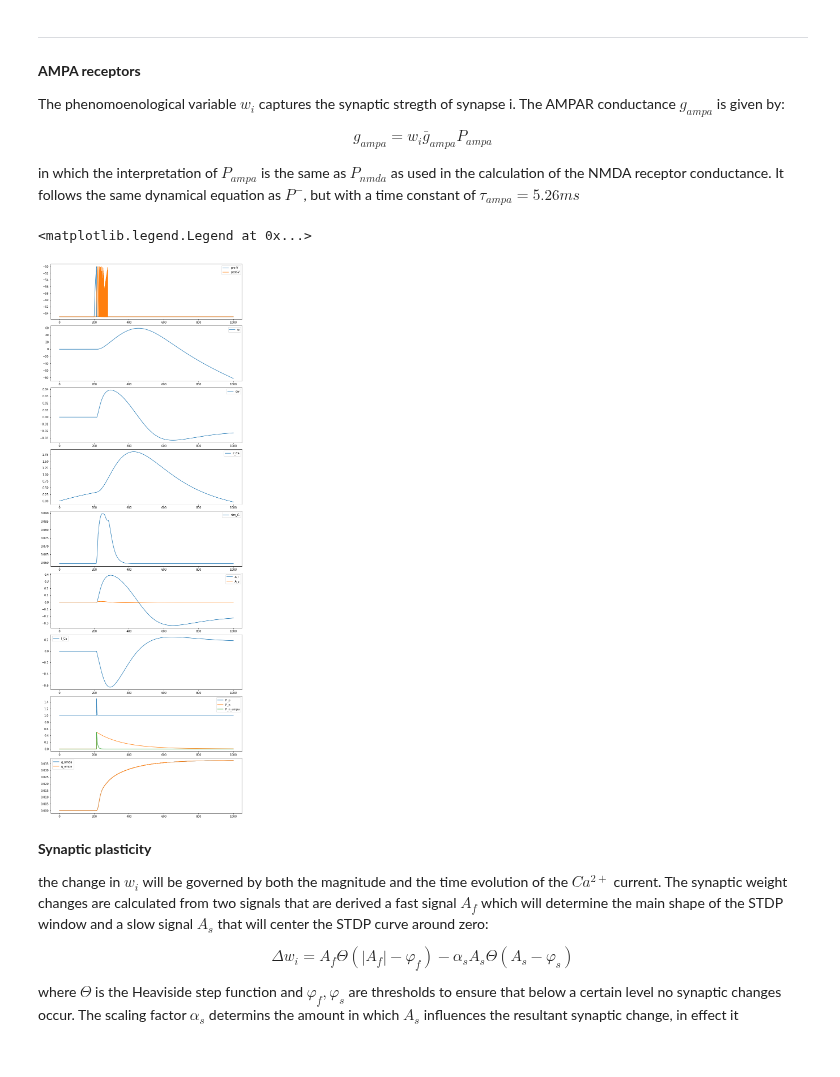
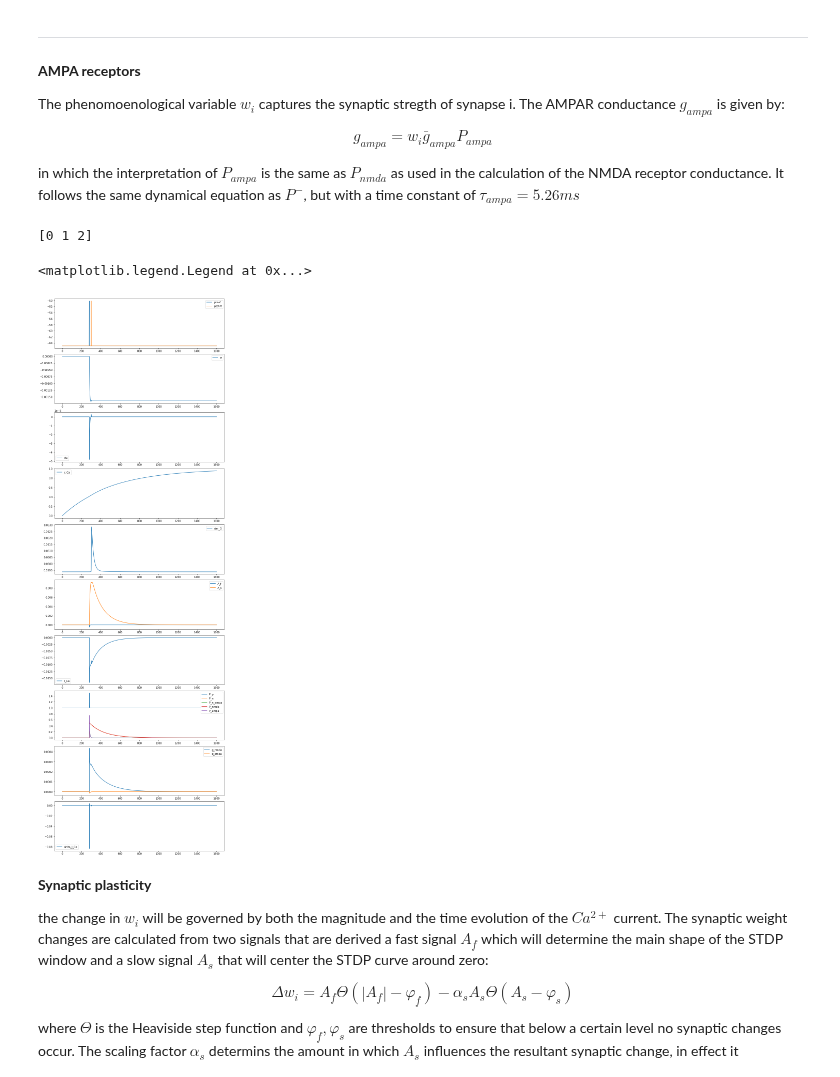
Before and after one commit to AohuaCheng/Neuro-and-Complexity-Science, a Jupyter notebook: Coding/STDP/STDP.ipynb, the cells around one changed output. Drawn from its saved outputs; the diff is of its cells as text; code cells hidden in the pictures.

```diff
--- a/Coding/STDP/STDP.ipynb
+++ b/Coding/STDP/STDP.ipynb
@@ -220,37 +220,28 @@ in which the interpretation of $P_{ampa}$ is the same as $P_{nmda}$ as used in t
 class Synapse(bp.TwoEndConn):
   target_backend = ['numpy', 'numba']
 
-  def Heaviside(A, phi):
-    if A > phi:
-      H = A - phi
-    elif A <= phi:
-      H = 0
-    return H
-
   @staticmethod
   @bp.odeint # (method='exponential_euler')
-  def integral(P_p, P_n, P_n_ampa, sim_G, c_Ca, I_Ca_h, w, A_f, A_s, g_nmda, g_ampa, t, V_lp, tau_G):
+  def integral(P_p, P_n, P_n_ampa, sim_G, c_Ca, w, A_f, A_s, t, I_Ca_h, V_lp, tau_G):
     dP_p = (1 - P_p) / tau_p
     dP_n = (0 - P_n) / tau_n
     dP_n_ampa = (0 - P_n_ampa) / tau_ampa
     G = 1 / ( 1 + Mg2/3.56 * np.exp(-V_lp/16.12) )
     dsim_G = (-sim_G + G) / tau_G
+    dc_Ca = ( (1 - c_Ca) - alpha *I_Ca_h ) / tau_Ca
     P_nmda = P_p * P_n
-    P_ampa = P_p * P_n_ampa
     g_nmda = bar_g_nmda * P_nmda * sim_G
-    g_ampa = w * bar_g_ampa * P_ampa
-    dc_Ca = ( (1 - c_Ca) - alpha *I_Ca_h ) / tau_Ca
     I_Ca = (1 - c_Ca) * g_nmda * (V_lp - E_nmda)
 
-    H1 = np.heaviside(np.abs(A_f)-phi_f, np.abs(A_f)-phi_f)
-    H2 = np.heaviside(A_s-phi_s, A_s-phi_s)
+    H1 = np.heaviside(np.abs(A_f)-phi_f, 0)
+    H2 = np.heaviside(A_s-phi_s, 0)
 
     delta_I_Ca = (I_Ca - I_Ca_h) / dt
     dw = A_f*H1 - alpha_s*A_s*H2
     dA_f = (-A_f + alpha_Af*(1-A_f)*delta_I_Ca) / tau_f
     dA_s = (-A_s - (1 - A_s)*I_Ca) / tau_s
 
-    return dP_p, dP_n, dP_n_ampa, dsim_G, dc_Ca, I_Ca, dw, dA_f, dA_s, g_nmda, g_ampa
+    return dP_p, dP_n, dP_n_ampa, dsim_G, dc_Ca, dw, dA_f, dA_s
 
   def __init__(self, pre, post, conn, tau_G=20., **kwargs):
     super(Synapse, self).__init__(pre=pre, post=post, **kwargs)
@@ -279,9 +270,14 @@ class Synapse(bp.TwoEndConn):
     for i in range(self.size):
       pre_id, post_id = self.pre_ids[i], self.post_ids[i]
       # update
-      P_p, P_n, P_n_ampa, self.sim_G[i], self.c_Ca[i], self.I_Ca[i], self.w[i], self.A_f[i], self.A_s[i], self.g_nmda[i], self.g_ampa[i] = self.integral(self.P_p[i],
-      self.P_n[i], self.P_n_ampa[i], self.sim_G[i], self.c_Ca[i], self.I_Ca[i], self.w[i],
-      self.A_f[i], self.A_s[i], self.g_ampa[i], self.g_nmda[i], _t, self.post.V_lp[post_id], self.tau_G)
+      P_p, P_n, P_n_ampa, self.sim_G[i], self.c_Ca[i], self.w[i], self.A_f[i], self.A_s[i] = self.integral(self.P_p[i],
+      self.P_n[i], self.P_n_ampa[i], self.sim_G[i], self.c_Ca[i], self.w[i],
+      self.A_f[i], self.A_s[i], _t, self.I_Ca[i], self.post.V_lp[post_id], self.tau_G)
+      P_nmda = P_p * P_n
+      P_ampa = P_p * P_n_ampa
+      self.g_nmda[i] = bar_g_nmda * P_nmda * self.sim_G[i]
+      self.g_ampa[i] = self.w[i] * bar_g_ampa * P_ampa
+      self.I_Ca[i] = (1 - self.c_Ca[i]) * self.g_nmda[i] * (self.post.V_lp[post_id] - E_nmda)
       if self.pre.spike[pre_id]:
         P_p += alpha_p * self.P_p[i]
         P_n += alpha_n * (1 - self.P_n[i])
@@ -291,6 +287,6 @@ class Synapse(bp.TwoEndConn):
       self.P_n_ampa[i] = P_n_ampa
 
       # output
-      self.post.g_nmda[post_id] += self.g_nmda[i]
-      self.post.g_ampa[post_id] += self.g_ampa[i]
+      self.post.g_nmda[post_id] = self.g_nmda[i]
+      self.post.g_ampa[post_id] = self.g_ampa[i]
 # %%
@@ -309,6 +306,12 @@ neu2 = LIF(1, monitors=['V'])
 syn1 = Synapse(pre=neu1, post=neu2, conn=bp.connect.All2All(), monitors=['w','c_Ca','I_Ca','g_nmda','g_ampa','P_p','P_n','P_n_ampa','sim_G','A_f','A_s'])
 net1 = bp.Network(neu1, syn1, neu2)
 net1.run(t_duration, inputs=[(neu1, 'input', pre_I), (neu2, 'input', post_I)])
+# %%
+a = np.array([0, 1, 2])
+b = np.array([1, 1, 1])
+print(a*b)
+# %% [output]
+[0 1 2]
 # %%
 fig, gs = bp.visualize.get_figure(10, 1, 3, 10)
 fig.add_subplot(gs[0, 0])
@@ -318,34 +321,39 @@ plt.legend()
 fig.add_subplot(gs[1, 0])
 plt.plot(syn1.mon.ts, syn1.mon.w[:, 0], label='w')
 plt.legend()
 fig.add_subplot(gs[2, 0])
 plt.plot(syn1.mon.ts, np.gradient(syn1.mon.w[:, 0]), label='dw')
 plt.legend()
 fig.add_subplot(gs[3, 0])
 plt.plot(syn1.mon.ts, syn1.mon.c_Ca[:, 0], label='c_Ca')
 plt.legend()
 fig.add_subplot(gs[4, 0])
 plt.plot(syn1.mon.ts, syn1.mon.sim_G[:, 0], label='sim_G')
 plt.legend()
 fig.add_subplot(gs[5, 0])
 plt.plot(syn1.mon.ts, syn1.mon.A_f[:, 0], label='A_f')
 plt.plot(syn1.mon.ts, syn1.mon.A_s[:, 0], label='A_s')
 plt.legend()
 fig.add_subplot(gs[6, 0])
 plt.plot(syn1.mon.ts, syn1.mon.I_Ca[:, 0], label='I_Ca')
 plt.legend()
 fig.add_subplot(gs[7, 0])
 plt.plot(syn1.mon.ts, syn1.mon.P_p[:, 0], label='P_p')
 plt.plot(syn1.mon.ts, syn1.mon.P_n[:, 0], label='P_n')
 plt.plot(syn1.mon.ts, syn1.mon.P_n_ampa[:, 0], label='P_n_ampa')
+plt.plot(syn1.mon.ts, syn1.mon.P_p[:, 0]*syn1.mon.P_n[:, 0], label='P_nmda')
+plt.plot(syn1.mon.ts, syn1.mon.P_p[:, 0]*syn1.mon.P_n_ampa[:, 0], label='P_ampa')
 plt.legend()
 fig.add_subplot(gs[8, 0])
 plt.plot(syn1.mon.ts, syn1.mon.g_nmda[:, 0], label='g_nmda')
 plt.plot(syn1.mon.ts, syn1.mon.g_ampa[:, 0], label='g_ampa')
 plt.legend()
+fig.add_subplot(gs[9, 0])
+plt.plot(syn1.mon.ts, np.gradient(syn1.mon.I_Ca[:, 0])/dt, label='delta_I_Ca')
+plt.legend()
 # %% [output]
 <matplotlib.legend.Legend at 0x...>
-[figure, old version]
+[figure, new version]
 # %% [markdown]
 **Synaptic plasticity**
 
```
Also changed, not shown: parts of 4 cells of this notebook.
